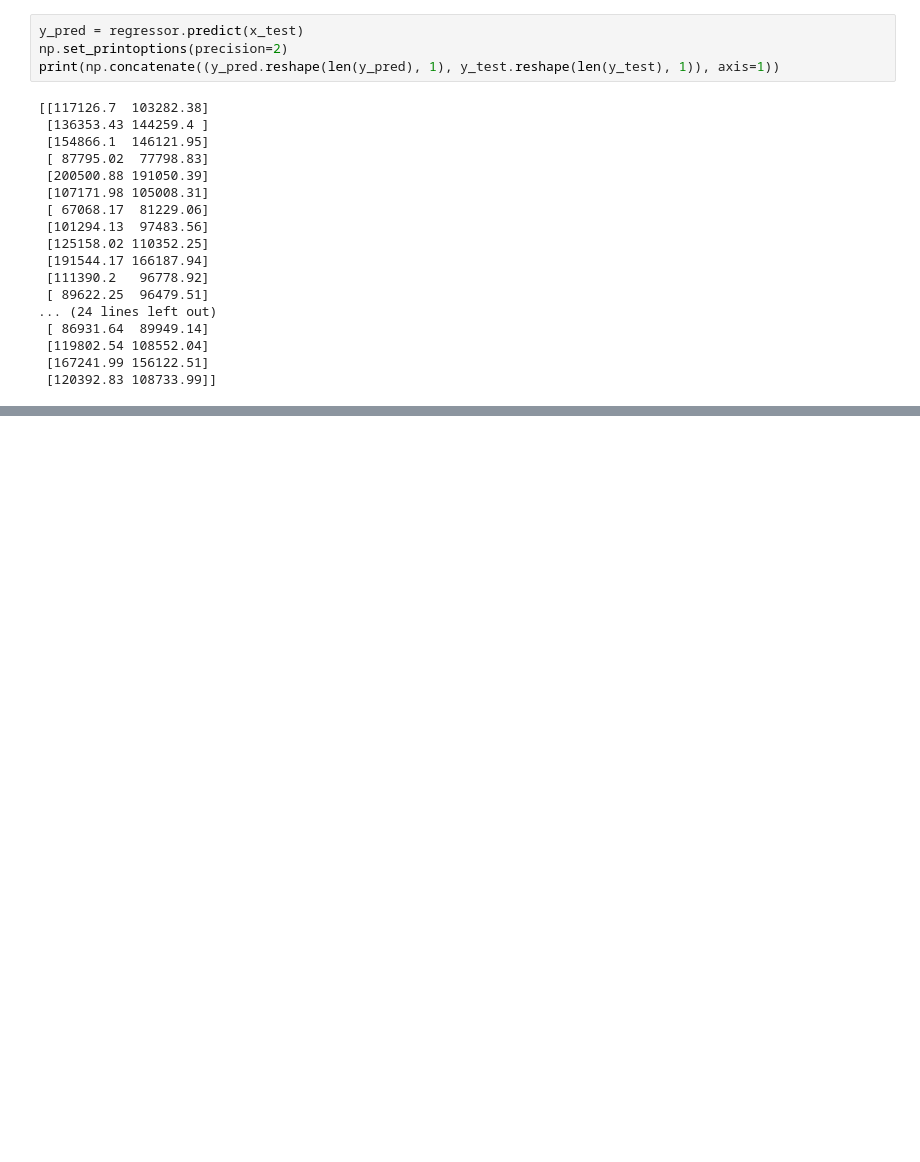
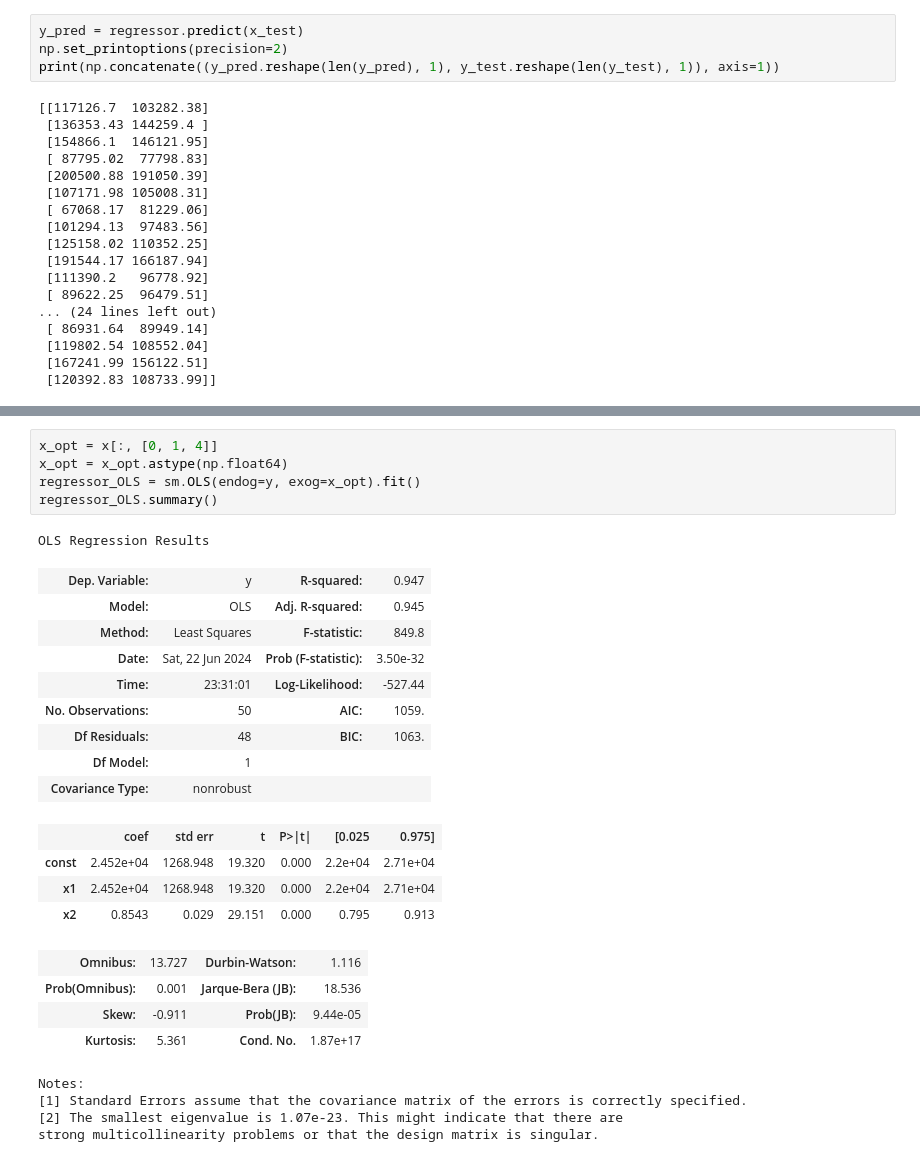
Before and after one commit to PhathuMudau/MachineLearningA-Z, a Jupyter notebook: Regression/multiple_linear_regression.ipynb, the cells around one changed output, grey strips where cells are left out. Saved outputs shown, nothing was run; the diff lists cells and outputs as text; blank space fills up the shorter version.

```diff
--- a/Regression/multiple_linear_regression.ipynb
+++ b/Regression/multiple_linear_regression.ipynb
@@ -111,0 +229,28 @@ print(np.concatenate((y_pred.reshape(len(y_pred), 1), y_test.reshape(len(y_test)
+# %%
+x_opt = x[:, [0, 1, 4]]
+x_opt = x_opt.astype(np.float64)
+regressor_OLS = sm.OLS(endog=y, exog=x_opt).fit()
+regressor_OLS.summary()
+# %% [output]
+OLS Regression Results
+| Dep. Variable: | y | R-squared: | 0.947 |
+| Model: | OLS | Adj. R-squared: | 0.945 |
+| Method: | Least Squares | F-statistic: | 849.8 |
+| Date: | Sat, 22 Jun 2024 | Prob (F-statistic): | 3.50e-32 |
+| Time: | 23:31:01 | Log-Likelihood: | -527.44 |
+| No. Observations: | 50 | AIC: | 1059. |
+| Df Residuals: | 48 | BIC: | 1063. |
+| Df Model: | 1 |  |  |
+| Covariance Type: | nonrobust |  |  |
+|  | coef | std err | t | P>|t| | [0.025 | 0.975] |
+| const | 2.452e+04 | 1268.948 | 19.320 | 0.000 | 2.2e+04 | 2.71e+04 |
+| x1 | 2.452e+04 | 1268.948 | 19.320 | 0.000 | 2.2e+04 | 2.71e+04 |
+| x2 | 0.8543 | 0.029 | 29.151 | 0.000 | 0.795 | 0.913 |
+| Omnibus: | 13.727 | Durbin-Watson: | 1.116 |
+| Prob(Omnibus): | 0.001 | Jarque-Bera (JB): | 18.536 |
+| Skew: | -0.911 | Prob(JB): | 9.44e-05 |
+| Kurtosis: | 5.361 | Cond. No. | 1.87e+17 |
+Notes:
+[1] Standard Errors assume that the covariance matrix of the errors is correctly specified.
+[2] The smallest eigenvalue is 1.07e-23. This might indicate that there are
+strong multicollinearity problems or that the design matrix is singular.
```
Also changed, not shown: parts of 10 cells of this notebook.
